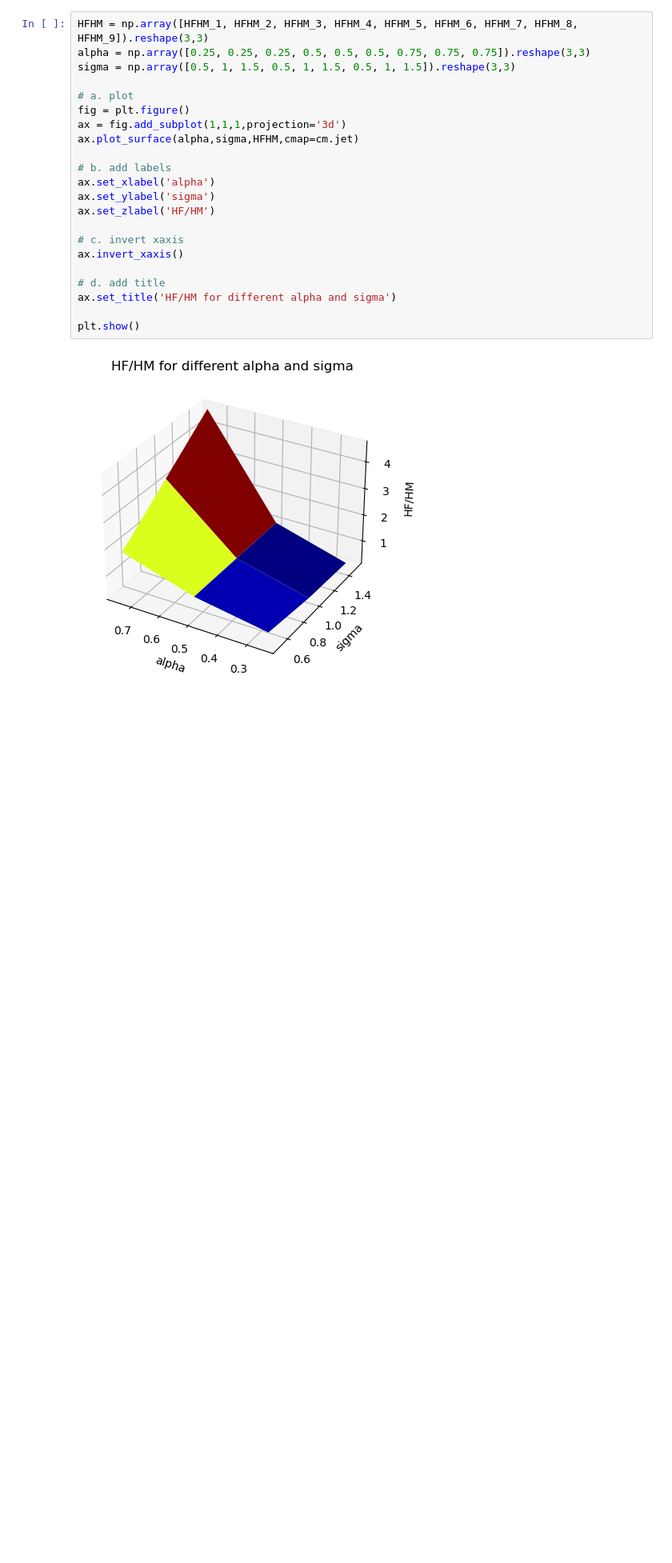
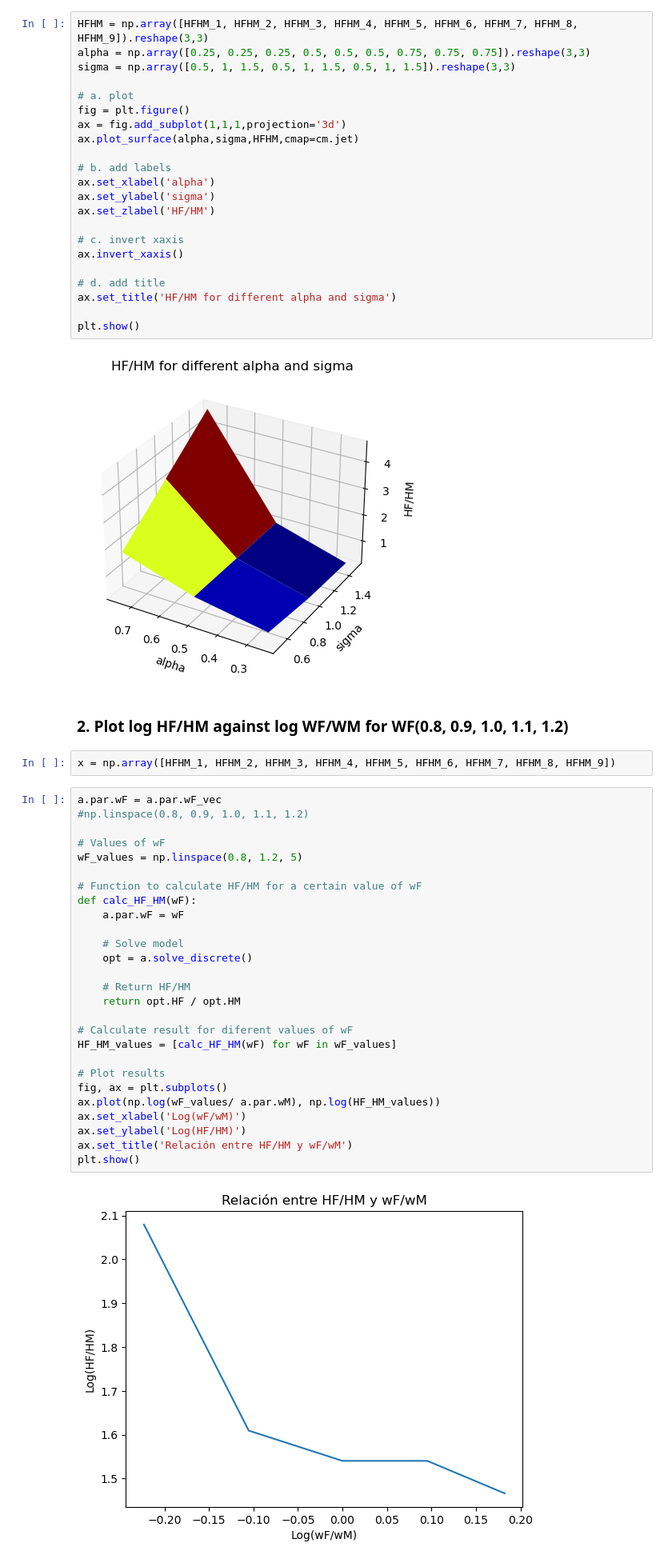
Before and after one commit to biguntitled/Intro_Num, a Jupyter notebook: Laura.ipynb, the cells around one changed output. Shown at 80% size. Drawn from its saved outputs; the diff is of its cells as text; blank space fills up the shorter version.

```diff
--- a/Laura.ipynb
+++ b/Laura.ipynb
@@ -158,3 +158,36 @@ ax.set_title('HF/HM for different alpha and sigma')
 plt.show()
 # %% [output]
 [figure]
+# %% [markdown]
+### 2. Plot log HF/HM against log WF/WM for WF(0.8, 0.9, 1.0, 1.1, 1.2)
+# %%
+x = np.array([HFHM_1, HFHM_2, HFHM_3, HFHM_4, HFHM_5, HFHM_6, HFHM_7, HFHM_8, HFHM_9])
+# %%
+a.par.wF = a.par.wF_vec
+#np.linspace(0.8, 0.9, 1.0, 1.1, 1.2)
+
+# Values of wF
+wF_values = np.linspace(0.8, 1.2, 5)
+
+# Function to calculate HF/HM for a certain value of wF
+def calc_HF_HM(wF):
+    a.par.wF = wF
+
+    # Solve model
+    opt = a.solve_discrete()
+
+    # Return HF/HM
+    return opt.HF / opt.HM
+
+# Calculate result for diferent values of wF
+HF_HM_values = [calc_HF_HM(wF) for wF in wF_values]
+
+# Plot results
+fig, ax = plt.subplots()
+ax.plot(np.log(wF_values/ a.par.wM), np.log(HF_HM_values))
+ax.set_xlabel('Log(wF/wM)')
+ax.set_ylabel('Log(HF/HM)')
+ax.set_title('Relación entre HF/HM y wF/wM')
+plt.show()
+# %% [output]
+[figure, added]
```
Also changed, not shown: 1 other file.
